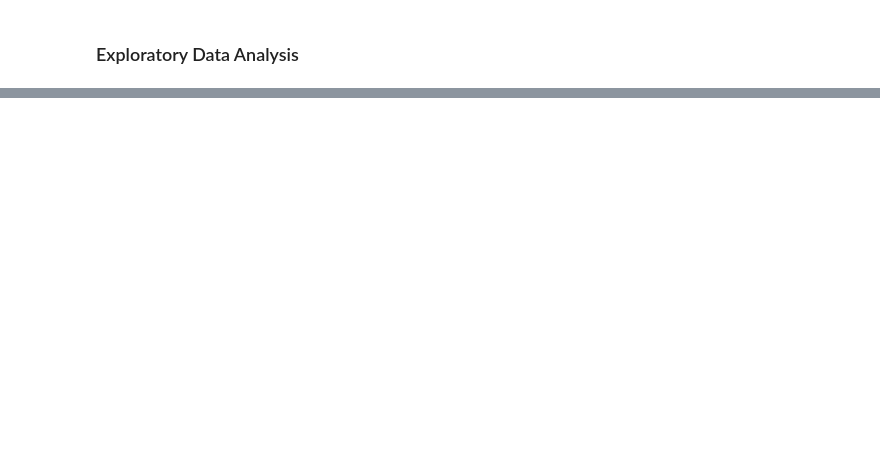
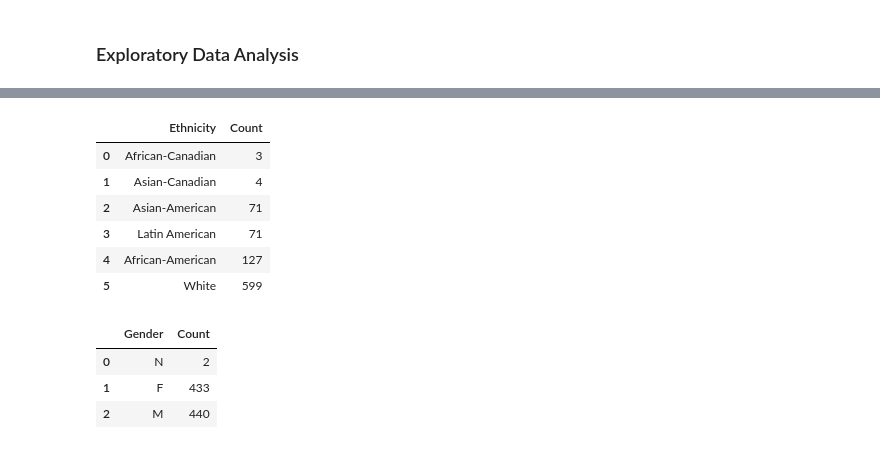
Before and after one commit to jubilbee/Survivor_EDA, a Jupyter notebook: Survivor_EDA.ipynb, the cells around one changed output, grey strips where cells are left out. Cells and saved outputs as stored; diff of their text form; code cells hidden in the pictures; blank space fills up the shorter version.

```diff
--- a/Survivor_EDA.ipynb
+++ b/Survivor_EDA.ipynb
@@ -188,0 +174,13 @@ contestants.head()
+# %%
+# fill null values
+contestants['Finish'] = contestants['Finish'].fillna('TBD')
+# replace Winner, Runner-up, 2nd Runner-up, Co-runner up with 1st or 2nd, respectively
+contestants['Finish'] = contestants['Finish'].replace({
+    'Winner': '1st',
+    'Runner-up': '2nd',
+    'Co-runner up': '2nd',
+    '2nd Runner-up': '2nd'
+})
+contestants.to_csv('contestants.csv', index=False)
+contestants.head()
+# update csv
@@ -190,0 +203,16 @@ contestants.head()
+# %%
+def sql(query):
+    conn = sqlite3.connect('survivor.db')
+
+    df = pd.read_sql_query(query, conn)
+    conn.close()
+    return df
+
+conn = sqlite3.connect('survivor.db')
+# Convert dataframes to SQL table
+contestants.to_sql('contestants', conn, if_exists='replace', index=False)
+stats.to_sql('stats', conn, if_exists='replace', index=False)
+seasons.to_sql('seasons', conn, if_exists='replace', index=False)
+
+# Close the connection
+conn.close()
@@ -190,0 +237,32 @@ contestants.head()
+# %%
+overall_ethnicity = '''
+SELECT Ethnicity, COUNT(Ethnicity) as Count
+FROM contestants
+GROUP BY Ethnicity
+ORDER BY Count;
+'''
+
+sql(overall_ethnicity)
+# %% [output]
+|  | Ethnicity | Count |
+| 0 | African-Canadian | 3 |
+| 1 | Asian-Canadian | 4 |
+| 2 | Asian-American | 71 |
+| 3 | Latin American | 71 |
+| 4 | African-American | 127 |
+| 5 | White | 599 |
+# %%
+# What are the average placements of various demographics? (Age ranges, gender, ethnicity, possibly profession and hometown)
+placement_sql = '''
+SELECT Gender,COUNT(Gender) as Count
+FROM contestants
+GROUP BY Gender
+ORDER BY Count;
+'''
+
+sql(placement_sql)
+# %% [output]
+|  | Gender | Count |
+| 0 | N | 2 |
+| 1 | F | 433 |
+| 2 | M | 440 |
```
Also changed, not shown: parts of 9 cells of this notebook, 5 other files.
